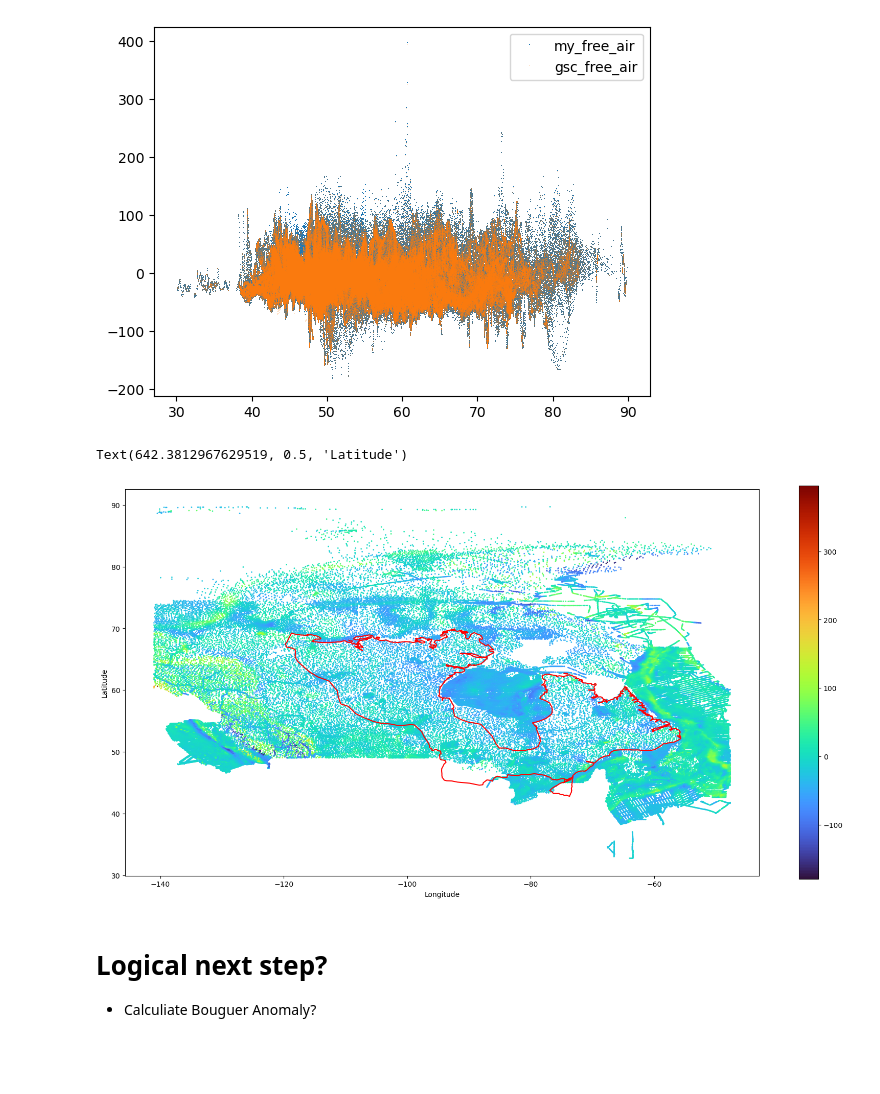
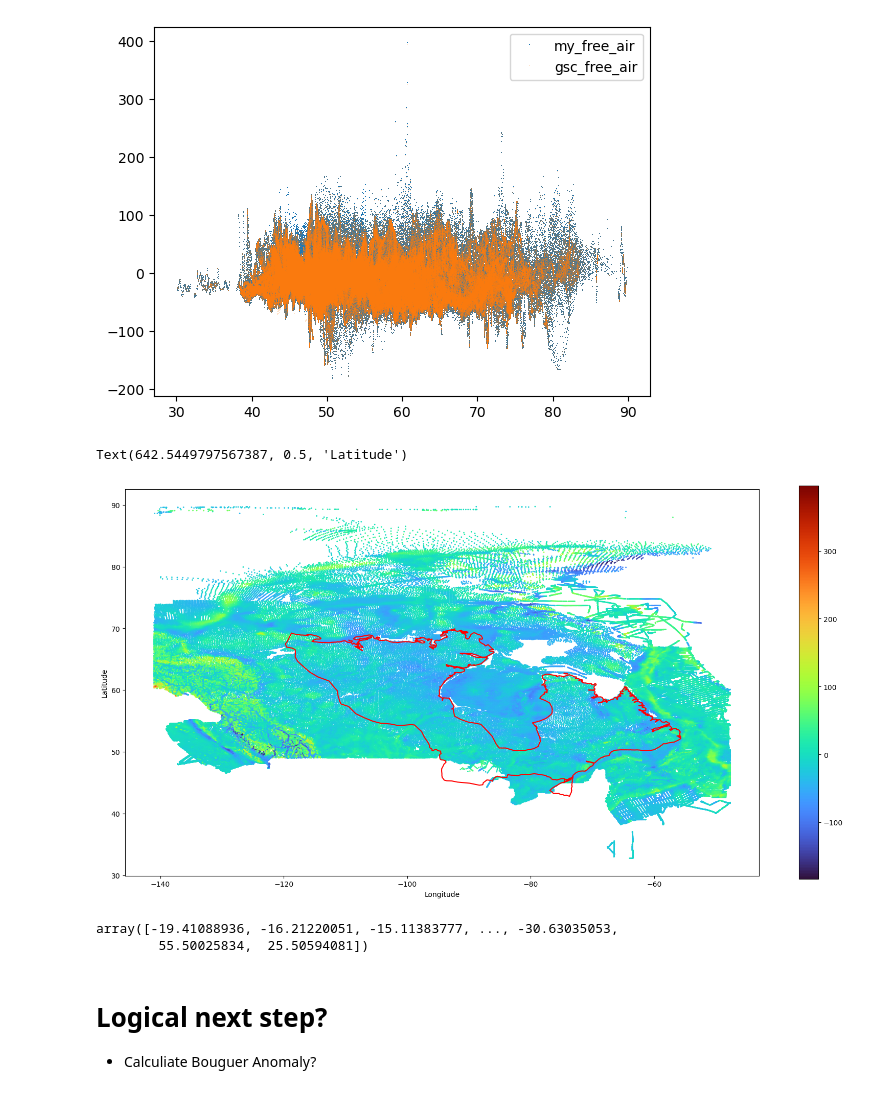
Before and after one commit to ginabilic/geol_4330_canada_wide_gravity, a Jupyter notebook: notebooks/load_gravity_data.ipynb, the cells around one changed output. Cells and saved outputs as stored; diff of their text form; code cells hidden in the pictures; blank space fills up the shorter version.

```diff
--- a/notebooks/load_gravity_data.ipynb
+++ b/notebooks/load_gravity_data.ipynb
@@ -139,21 +139,26 @@ plt.legend()
 # %%
 free_air_anomaly = df['ADJG'].values-free_air_correction
 # %%
-n_skip = 3
+n_skip = 1
 fig, ax = plt.subplots(1,1, figsize=(20, 10))
 out = ax.scatter(
     xy[inds,0][::n_skip], xy[inds,1][::n_skip], s=1, c=free_air_anomaly[inds][::n_skip],
     cmap='turbo',
     # vmin=-215.6, vmax=242.6
 )
 gdf.boundary.plot(ax=ax, color='red')
 plt.colorbar(out)
 ax.set_aspect(1)
 ax.set_xlabel("Longitude")
 ax.set_ylabel("Latitude")
 # %% [output]
-Text(642.3812967629519, 0.5, 'Latitude')
+Text(642.5449797567387, 0.5, 'Latitude')
-[figure, old version]
+[figure, new version]
+# %%
+free_air_anomaly
+# %% [output]
+array([-19.41088936, -16.21220051, -15.11383777, ..., -30.63035053,
+        55.50025834,  25.50594081])
 # %% [markdown]
 # Logical next step?
 
```
Also changed, not shown: parts of 11 cells of this notebook.
